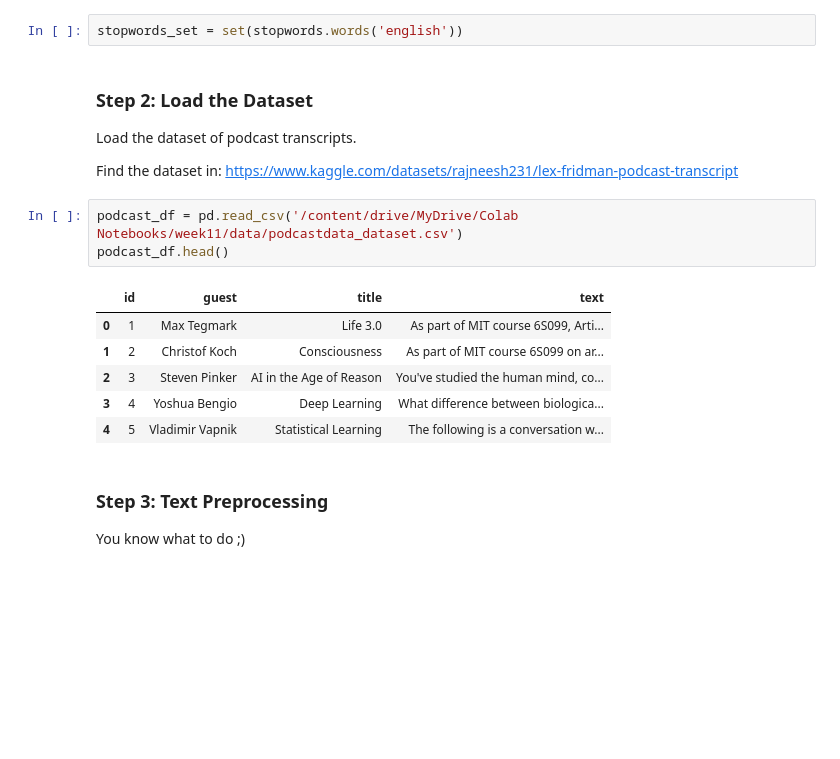
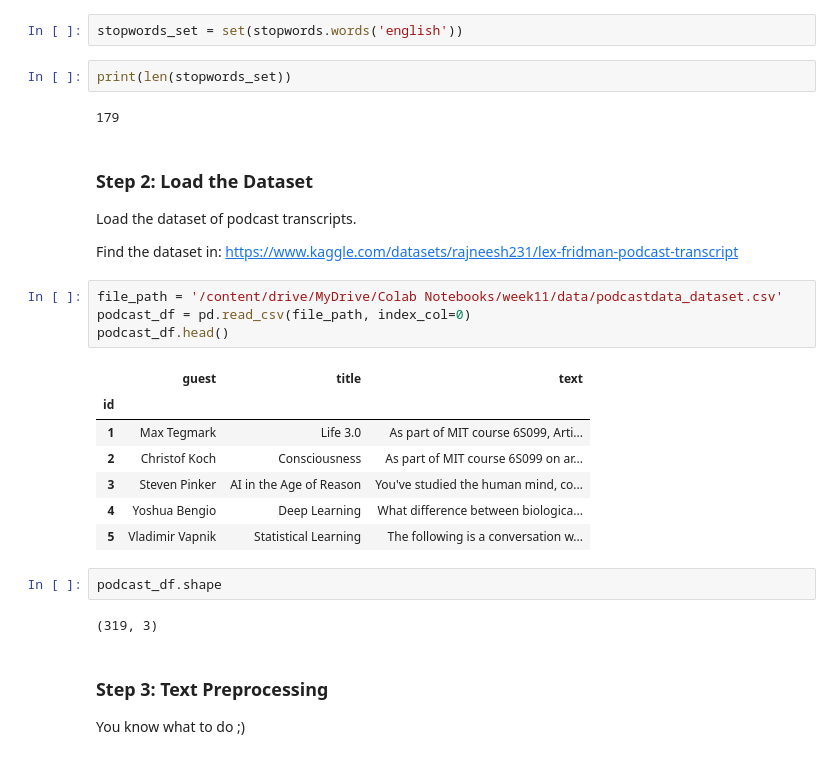
Before and after one commit to PaolaMaribel18/RI_2024a, a Jupyter notebook: week11/podcast_ir.ipynb, the cells around one changed output. Cells and saved outputs as stored; diff of their text form; blank space fills up the shorter version.

```diff
--- a/week11/podcast_ir.ipynb
+++ b/week11/podcast_ir.ipynb
@@ -38,6 +41,10 @@ stemmer = PorterStemmer()
 [nltk_data]   Unzipping corpora/stopwords.zip.
 # %%
 stopwords_set = set(stopwords.words('english'))
+# %%
+print(len(stopwords_set))
+# %% [output]
+179
 # %% [markdown]
 ### Step 2: Load the Dataset
 
@@ -45,15 +52,21 @@ Load the dataset of podcast transcripts.
 
 Find the dataset in: https://www.kaggle.com/datasets/rajneesh231/lex-fridman-podcast-transcript
 # %%
-podcast_df = pd.read_csv('/content/drive/MyDrive/Colab Notebooks/week11/data/podcastdata_dataset.csv')
+file_path = '/content/drive/MyDrive/Colab Notebooks/week11/data/podcastdata_dataset.csv'
+podcast_df = pd.read_csv(file_path, index_col=0)
 podcast_df.head()
 # %% [output]
-|  | id | guest | title | text |
-| 0 | 1 | Max Tegmark | Life 3.0 | As part of MIT course 6S099, Arti... |
-| 1 | 2 | Christof Koch | Consciousness | As part of MIT course 6S099 on ar... |
-| 2 | 3 | Steven Pinker | AI in the Age of Reason | You've studied the human mind, co... |
-| 3 | 4 | Yoshua Bengio | Deep Learning | What difference between biologica... |
-| 4 | 5 | Vladimir Vapnik | Statistical Learning | The following is a conversation w... |
+|  | guest | title | text |
+| id |  |  |  |
+| 1 | Max Tegmark | Life 3.0 | As part of MIT course 6S099, Arti... |
+| 2 | Christof Koch | Consciousness | As part of MIT course 6S099 on ar... |
+| 3 | Steven Pinker | AI in the Age of Reason | You've studied the human mind, co... |
+| 4 | Yoshua Bengio | Deep Learning | What difference between biologica... |
+| 5 | Vladimir Vapnik | Statistical Learning | The following is a conversation w... |
+# %%
+podcast_df.shape
+# %% [output]
+(319, 3)
 # %% [markdown]
 ### Step 3: Text Preprocessing
 
```
Also changed, not shown: parts of 30 cells of this notebook.
